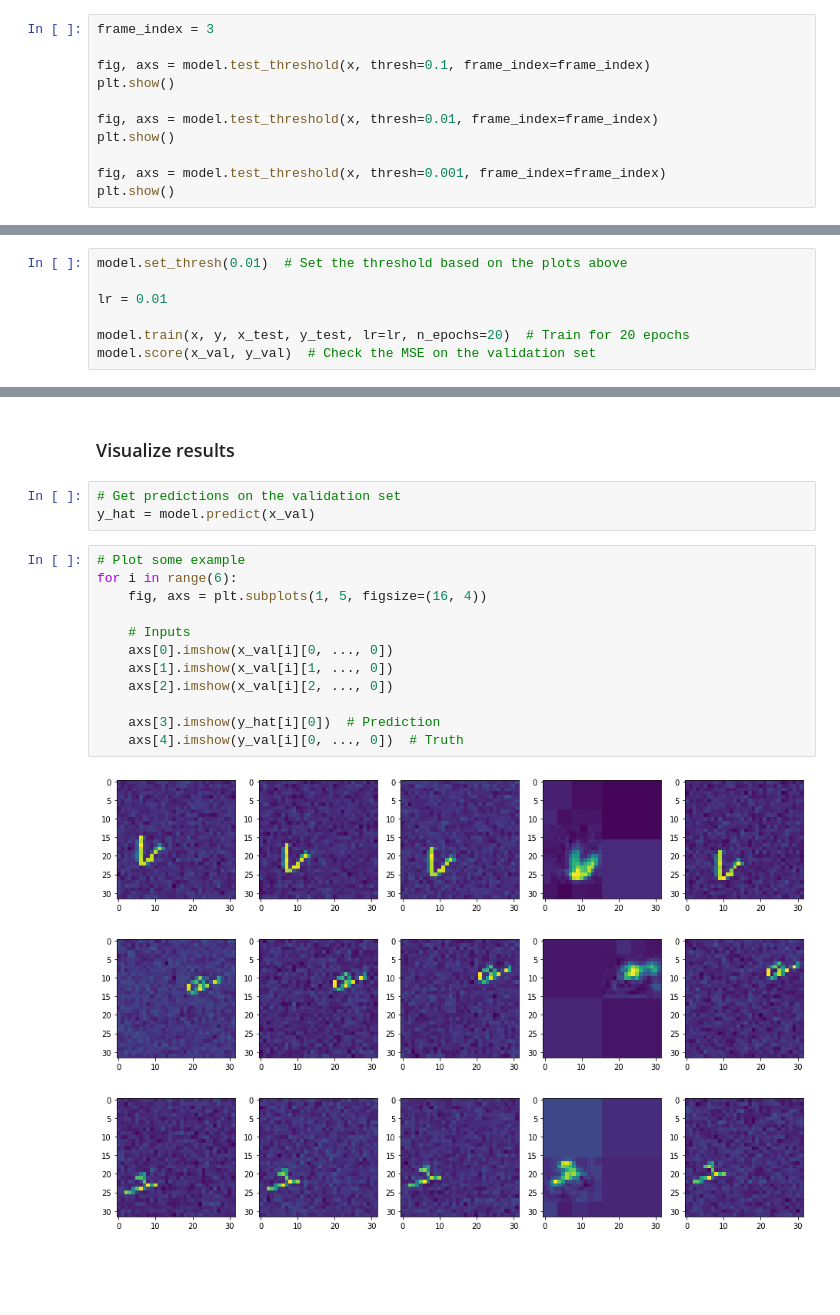
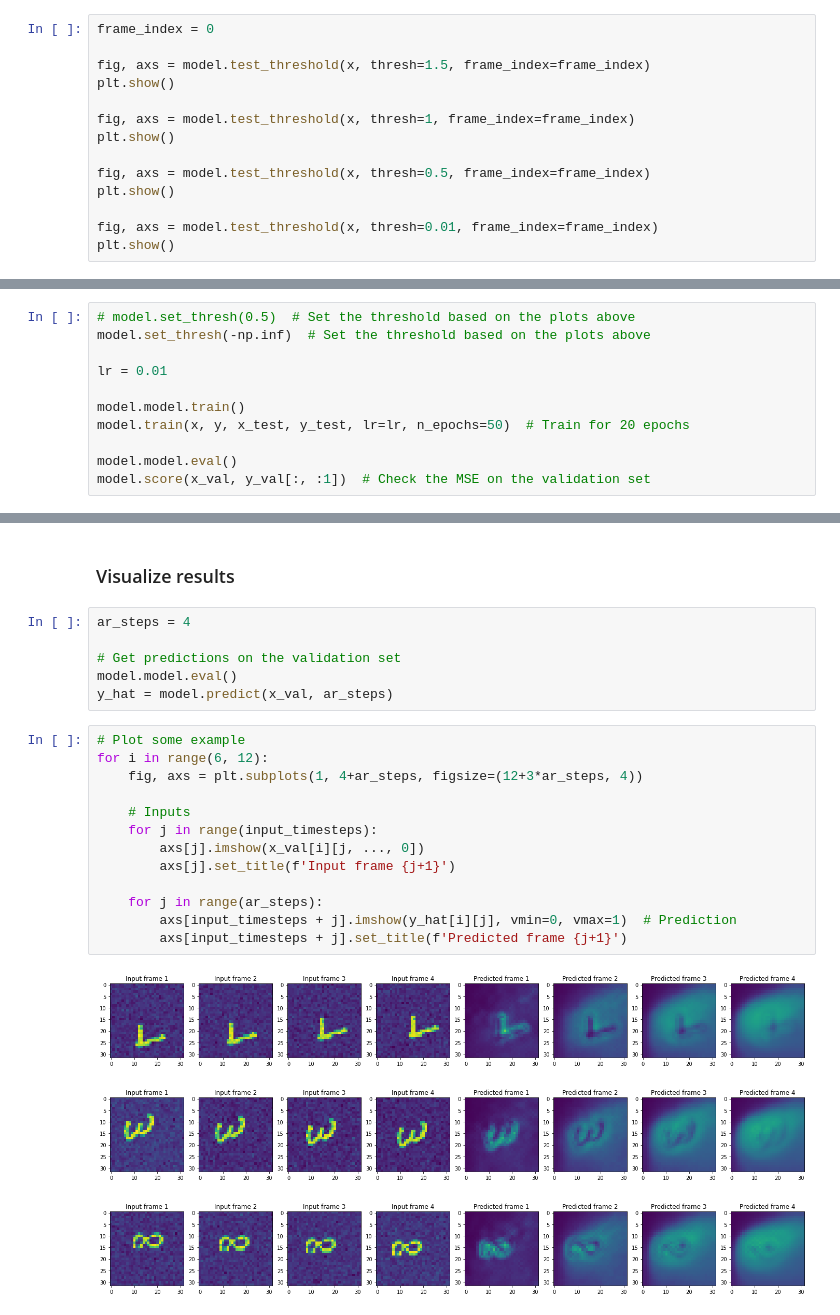
Before and after one commit to zach-gousseau/Quadtree-MPNNLSTM, a Jupyter notebook: example.ipynb, the cells around one changed output, grey strips where cells are left out. Saved outputs shown, nothing was run; the diff lists cells and outputs as text; blank space fills up the shorter version.

```diff
--- a/example.ipynb
+++ b/example.ipynb
@@ -64,14 +75,17 @@ Note that you can check different frames in your input to be more confident
 that threshold works across the dataset and not just for the a single set of
 frames.
 # %%
-frame_index = 3
+frame_index = 0
 
-fig, axs = model.test_threshold(x, thresh=0.1, frame_index=frame_index)
+fig, axs = model.test_threshold(x, thresh=1.5, frame_index=frame_index)
+plt.show()
+
+fig, axs = model.test_threshold(x, thresh=1, frame_index=frame_index)
+plt.show()
+
+fig, axs = model.test_threshold(x, thresh=0.5, frame_index=frame_index)
 plt.show()
 
 fig, axs = model.test_threshold(x, thresh=0.01, frame_index=frame_index)
 plt.show()
-
-fig, axs = model.test_threshold(x, thresh=0.001, frame_index=frame_index)
-plt.show()
 # %% [output]
@@ -81,10 +96,14 @@ plt.show()
 # %% [markdown]
 ### Training
 # %%
-model.set_thresh(0.01)  # Set the threshold based on the plots above
+# model.set_thresh(0.5)  # Set the threshold based on the plots above
+model.set_thresh(-np.inf)  # Set the threshold based on the plots above
 
 lr = 0.01
 
-model.train(x, y, x_test, y_test, lr=lr, n_epochs=20)  # Train for 20 epochs
-model.score(x_val, y_val)  # Check the MSE on the validation set
+model.model.train()
+model.train(x, y, x_test, y_test, lr=lr, n_epochs=50)  # Train for 20 epochs
+
+model.model.eval()
+model.score(x_val, y_val[:, :1])  # Check the MSE on the validation set
 # %% [output]
@@ -109,21 +161,25 @@ tensor(0.0108)
 # %% [markdown]
 ### Visualize results
 # %%
+ar_steps = 4
+
 # Get predictions on the validation set
-y_hat = model.predict(x_val)
+model.model.eval()
+y_hat = model.predict(x_val, ar_steps)
 # %%
 # Plot some example
-for i in range(6):
-    fig, axs = plt.subplots(1, 5, figsize=(16, 4))
+for i in range(6, 12):
+    fig, axs = plt.subplots(1, 4+ar_steps, figsize=(12+3*ar_steps, 4))
 
     # Inputs
-    axs[0].imshow(x_val[i][0, ..., 0])
-    axs[1].imshow(x_val[i][1, ..., 0])
-    axs[2].imshow(x_val[i][2, ..., 0])
+    for j in range(input_timesteps):
+        axs[j].imshow(x_val[i][j, ..., 0])
+        axs[j].set_title(f'Input frame {j+1}')
 
-    axs[3].imshow(y_hat[i][0])  # Prediction
-    axs[4].imshow(y_val[i][0, ..., 0])  # Truth
+    for j in range(ar_steps):
+        axs[input_timesteps + j].imshow(y_hat[i][j], vmin=0, vmax=1)  # Prediction
+        axs[input_timesteps + j].set_title(f'Predicted frame {j+1}')
 # %% [output]
-[figure, old version]
+[figure, new version]
-[figure, old version]
+[figure, new version]
-[figure, old version]
+[figure, new version]
```
Also changed, not shown: parts of 9 cells of this notebook, 9 other files.
